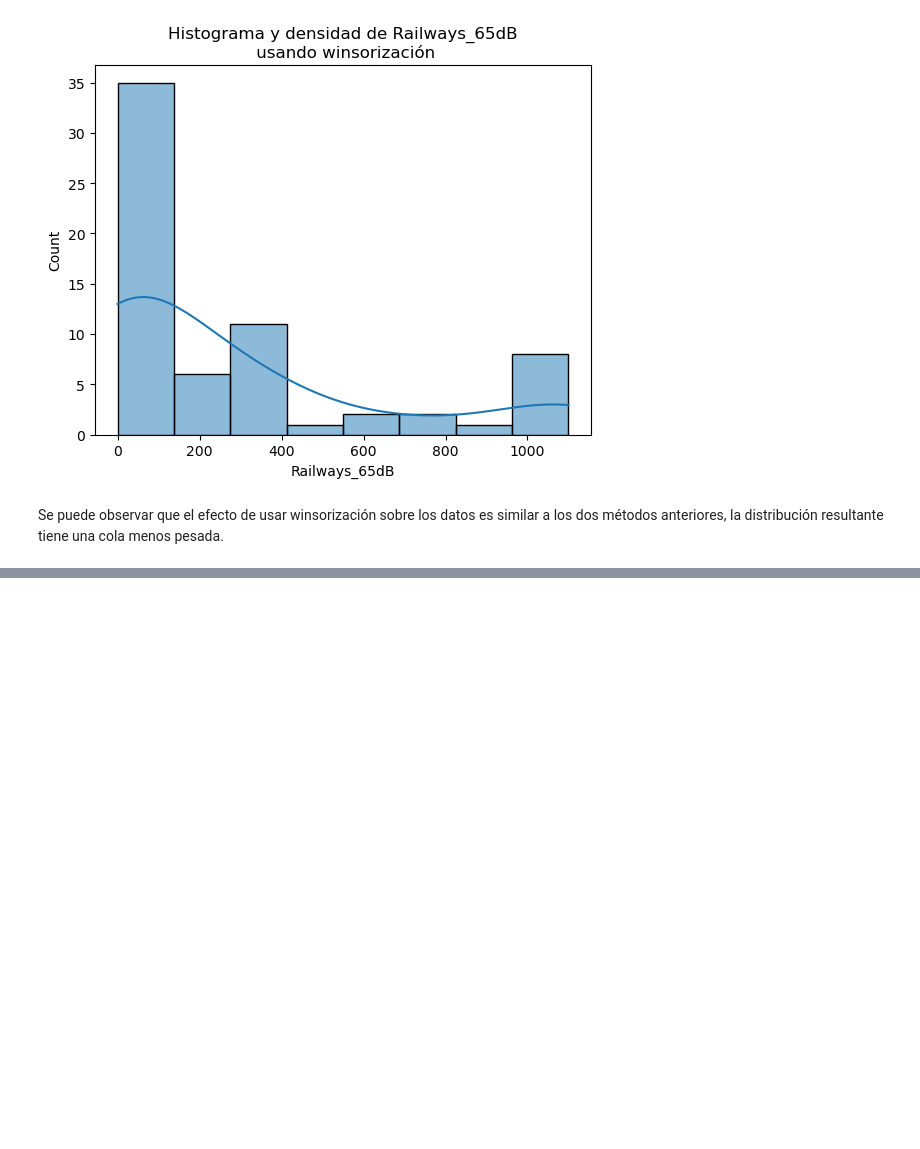
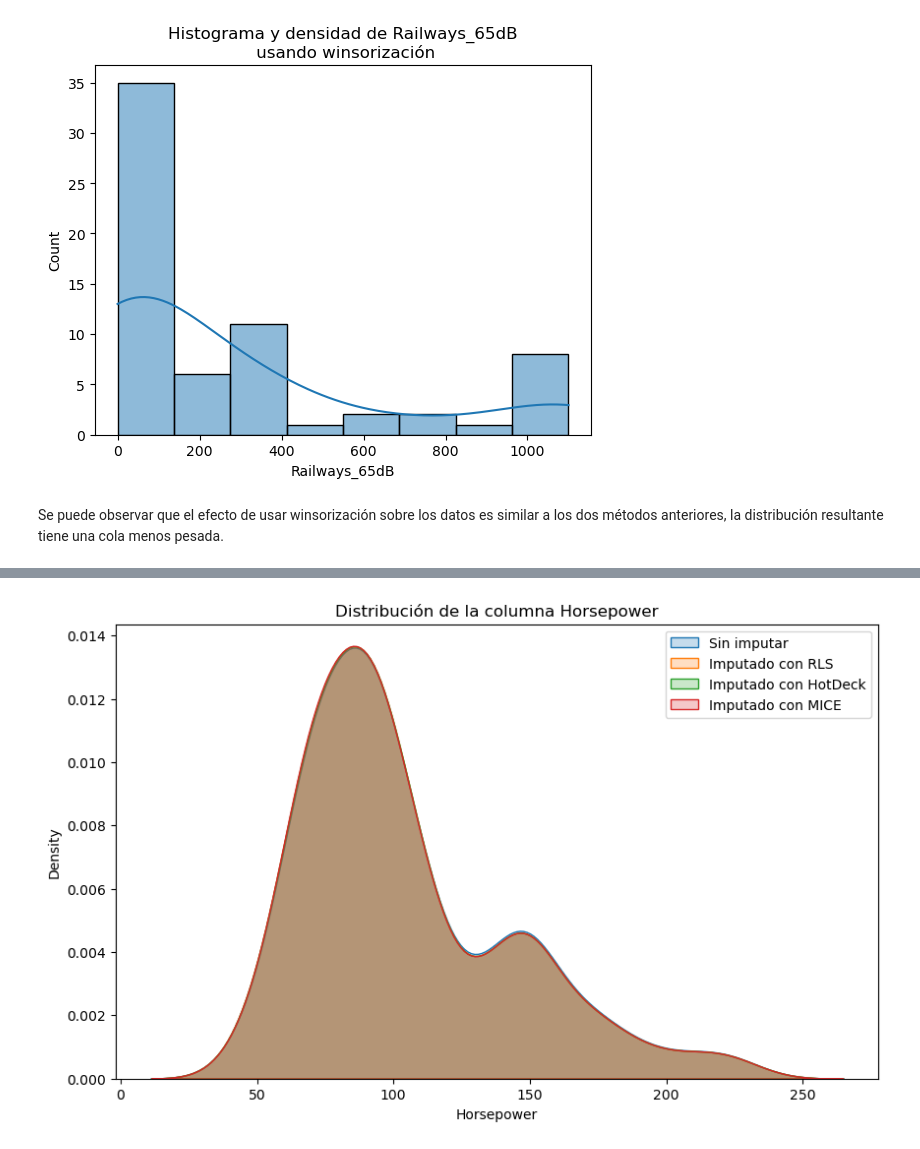
Before and after one commit to Deivid-code/Trabajo-1-mineria-de-datos, a Jupyter notebook: Trabajo 1 minería de datos.ipynb, the cells around one changed output, grey strips where cells are left out. Drawn from its saved outputs; the diff is of its cells as text; code cells hidden in the pictures; blank space fills up the shorter version.

```diff
--- a/Trabajo 1 minería de datos.ipynb
+++ b/Trabajo 1 minería de datos.ipynb
@@ -682,0 +856,3 @@ Se puede observar que el efecto de usar winsorización sobre los datos es simila
+# %%
+data["horsepower_imp_con_rl"] = data["horsepower"].values
+data.loc[es_na, "horsepower_imp_con_rl"] = valores_horsepower
@@ -682,0 +868,10 @@ Se puede observar que el efecto de usar winsorización sobre los datos es simila
+# %%
+# Crear una copia de las variables excluyendo la creada anteriormente e incluir solo columnas numericas
+data_para_hotdeck = data[['displacement', 'mpg', 'weight', 'acceleration', 'horsepower']].copy()
+
+# Imputar valores faltantes utilizando el método de Hot-Deck
+imputer = IterativeImputer(imputation_order='ascending')
+data_imputed = imputer.fit_transform(data_para_hotdeck)
+
+# Agregar columna a data
+data["horsepower_imp_con_hotdeck"] = data_imputed[:, -1]
@@ -682,0 +884,14 @@ Se puede observar que el efecto de usar winsorización sobre los datos es simila
+# %%
+kds = mf.ImputationKernel(
+  data[['displacement', 'mpg', 'weight', 'acceleration', 'horsepower']].copy(),
+  save_all_iterations=True,
+  random_state=123
+)
+
+# Correr el algoritmo MICE en 3 iteraciones
+kds.mice(3)
+
+# Retornar el dataset
+data_mf = kds.complete_data()
+# %%
+data["horsepower_imp_con_mf"] = data_mf["horsepower"]
@@ -682,0 +910,18 @@ Se puede observar que el efecto de usar winsorización sobre los datos es simila
+# %%
+# Create a figure and axes
+fig, ax = plt.subplots(figsize=(10, 6))
+
+sns.kdeplot(data=data, x='horsepower', fill=True, label='Sin imputar', ax=ax)
+sns.kdeplot(data=data, x='horsepower_imp_con_rl', fill=True, label='Imputado con RLS', ax=ax)
+sns.kdeplot(data=data, x='horsepower_imp_con_hotdeck', fill=True, label='Imputado con HotDeck', ax=ax)
+sns.kdeplot(data=data, x='horsepower_imp_con_mf', fill=True, label='Imputado con MICE', ax=ax)
+
+ax.set_xlabel('Horsepower')
+ax.set_ylabel('Density')
+ax.set_title('Distribución de la columna Horsepower')
+
+ax.legend()
+
+plt.show()
+# %% [output]
+[figure, added]
```
Also changed, not shown: parts of 34 cells of this notebook.
